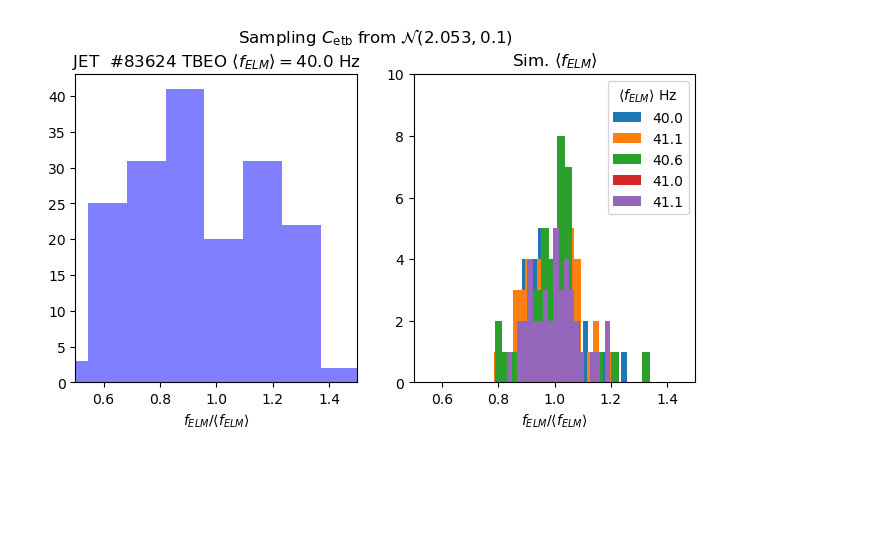
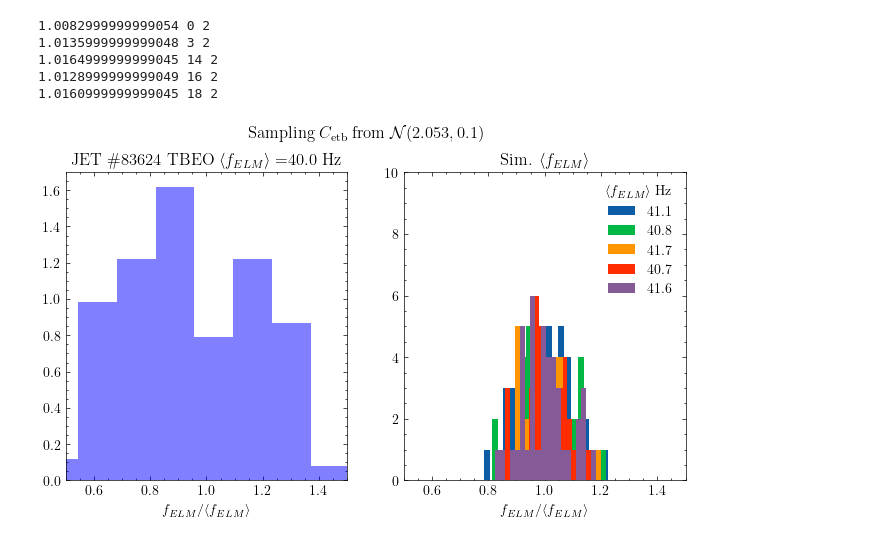
Before and after one commit to fusionby2030/trans_shenanigans, a Jupyter notebook: models/data_driven/plot_outputs.ipynb, the cells around one changed output. Drawn from its saved outputs; the diff is of its cells as text; code cells hidden in the pictures; blank space fills up the shorter version.

```diff
--- a/models/data_driven/plot_outputs.ipynb
+++ b/models/data_driven/plot_outputs.ipynb
@@ -6,10 +6,15 @@ from helpers import Domain, calculate_pressure
 from load_data import get_fit_params_from_pdbshot, load_single_pulse_struct, PulseStruct, KineticProfileStruct, SignalStruct
 import pickle
 from dataclasses import dataclass
+import scienceplots
+plt.style.use(['grid', 'science'])
 # %%
 LOCAL_SAVE_DIR = "/scratch/project_2009007/stability_fun/trans_shenanigans/models/data_driven/outputs"
 JET_PDB_DIR    = "/scratch/project_2009007/stability_fun/data"
+LOCAL_SAVE_DIR = "/home/akadam/EUROfusion/2024/pedestal_transport/models/data_driven/outputs"
+JET_PDB_DIR    = "/home/akadam/EUROfusion/2024/data"
 BASE_PULSE_DIR = JET_PDB_DIR
+figure_savedir = "/home/akadam/EUROfusion/2024/pedestal_transport/models/data_driven/figures"
 # %%
 
 
@@ -245,3 +383,6 @@ ne_ped_idx = np.argmin(abs(fixed_res.xdomain.phi_norm - (ne_fit_params.p - ne_fi
+# %%
+te_ped_idx = np.argmin(abs(fixed_res.xdomain.phi_norm - (te_fit_params.p - te_fit_params.w)))
+ne_ped_idx = np.argmin(abs(fixed_res.xdomain.phi_norm - (ne_fit_params.p - ne_fit_params.w)))
 # %%
 fig, axs = plt.subplots(1, 3, figsize=(12, 4))
 
@@ -304,27 +460,41 @@ plt.show()
 # %%
 
 fig, axs = plt.subplots(1, 2, figsize=(8, 4))
 
-axs[0].hist(elm_frequencies_exp_data / np.mean(elm_frequencies_exp_data), bins=20, color='blue', alpha=0.5)
+
+p = 0
+axs[0].hist(elm_frequencies_exp_data / np.mean(elm_frequencies_exp_data), bins=20, color='blue', alpha=0.5, density=True)
 for n, prob_res in enumerate(prob_res_many):
     tau_interelm_sim = get_tau_interelms(prob_res)
+    # if (prob_res.all_times.max() < 0.3) or (np.mean(elm_frequencies_sim) > 45):
+    #     continue
+    if n in [1, 2, 7, 10] or prob_res.all_times.max() < 0.3 or prob_res.config.mode != 2:
+        continue
+
     elm_frequencies_sim = 1.0 / tau_interelm_sim
-    if n == 5:
-        continue
     axs[1].hist(elm_frequencies_sim / np.mean(elm_frequencies_sim), bins=20, label=f'{np.mean(elm_frequencies_sim):.1f}')
-    if n == 4:
+    p += 1
+    print(prob_res.all_times.max(), n, prob_res.config.mode)
+    if p > 4:
         break
 
-axs[0].set_title(f'JET  #{shot_num} TBEO ' + r'$\langle f_{ELM} \rangle = $' + f'{np.mean(elm_frequencies_exp_data):.1f} Hz')
-axs[1].set_title(r'Sim. $\langle f_{ELM} \rangle $')
+axs[0].set_title(f'JET  \#{shot_num} TBEO ' + r'$\langle f_{ELM} \rangle = $' + f'{np.mean(elm_frequencies_exp_data):.1f} Hz')
+axs[1].set_title(r'Sim. $\langle f_{ELM} \rangle$')
 axs[1].legend(title=r'$\langle f_{ELM} \rangle$' + ' Hz')
 axs[1].set_ylim(0, 10)
 for ax in axs:
     ax.set_xlim(0.5, 1.5)
     ax.set_xlabel(r'$f_{ELM} / \langle f_{ELM} \rangle$')
+    ax.grid(False)
 
 fig.suptitle(r'Sampling $C_\text{etb} \; \text{from} \; \mathcal{N}(2.053, 0.1)$', y=1.0)
-
+savename = os.path.join(figure_savedir, f'{shot_num}_cetb_sample_scan.png')
+fig.savefig(savename, dpi=300, transparent=True)
 plt.show()
 # %% [output]
+1.0082999999999054 0 2
+1.0135999999999048 3 2
+1.0164999999999045 14 2
+1.0128999999999049 16 2
+1.0160999999999045 18 2
-[figure, old version]
+[figure, new version]
```
Also changed, not shown: parts of 8 cells of this notebook, 17 other files.
